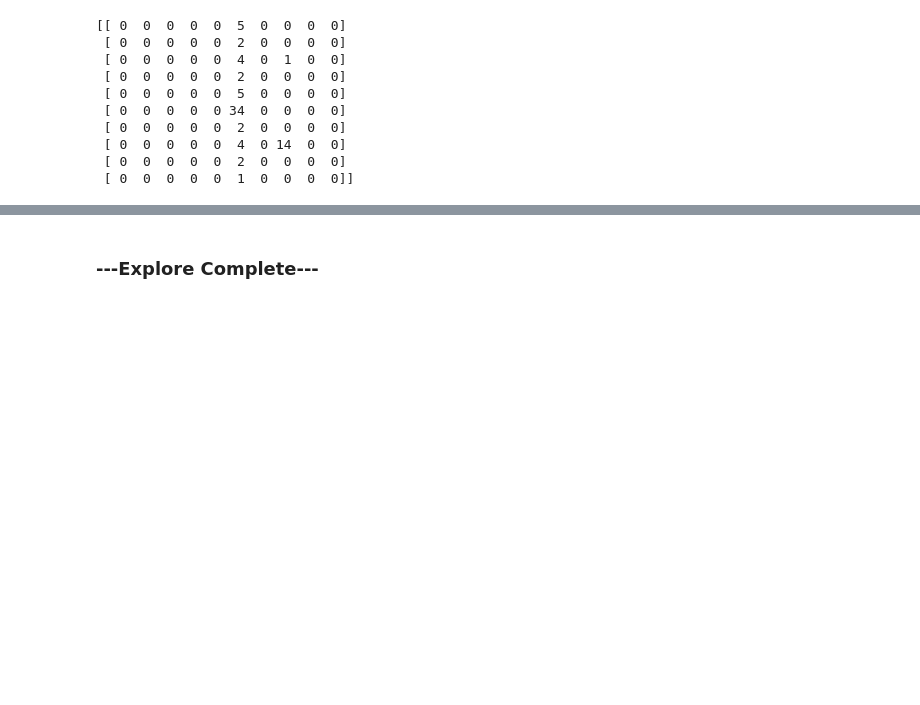
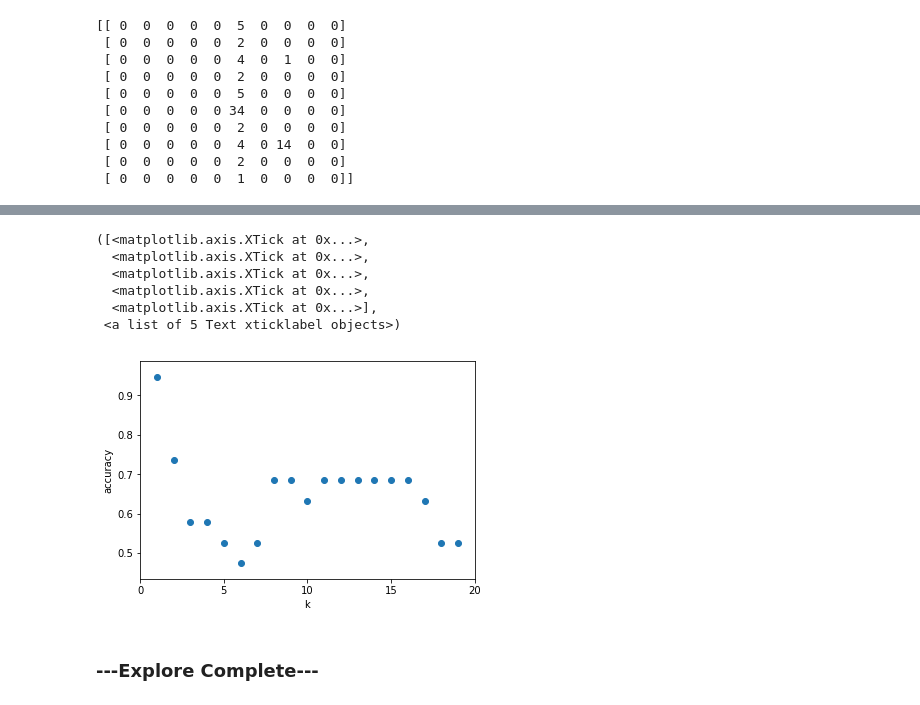
Before and after one commit to nlp-101/github_nlp, a Jupyter notebook: NLP_Project.ipynb, the cells around one changed output, grey strips where cells are left out. Saved outputs shown, nothing was run; the diff lists cells and outputs as text; code cells hidden in the pictures; blank space fills up the shorter version.

Commit message:
added multiple comments and the KNN classifier

```diff
--- a/NLP_Project.ipynb
+++ b/NLP_Project.ipynb
@@ -554,0 +567,3 @@ print(confusion_matrix(y_train, y_pred))
+# %%
+knn = KNeighborsClassifier(n_neighbors=5, weights='uniform', algorithm='brute')
+knn.fit(X_train, y_train)
@@ -555,3 +595,23 @@ print(confusion_matrix(y_train, y_pred))
+# %%
+k_range = range(1, 20)
+scores = []
+for k in k_range:
+    knn = KNeighborsClassifier(n_neighbors = k)
+    knn.fit(X_train, y_train)
+    scores.append(knn.score(X_test, y_test))
+plt.figure()
+plt.xlabel('k')
+plt.ylabel('accuracy')
+plt.scatter(k_range, scores)
+plt.xticks([0,5,10,15,20])
+# %% [output]
+([<matplotlib.axis.XTick at 0x...>,
+  <matplotlib.axis.XTick at 0x...>,
+  <matplotlib.axis.XTick at 0x...>,
+  <matplotlib.axis.XTick at 0x...>,
+  <matplotlib.axis.XTick at 0x...>],
+ <a list of 5 Text xticklabel objects>)
+[figure, added]
 # %% [markdown]
 ### ---Explore Complete---
 # %% [markdown]
```
Also changed, not shown: parts of 11 cells of this notebook.
